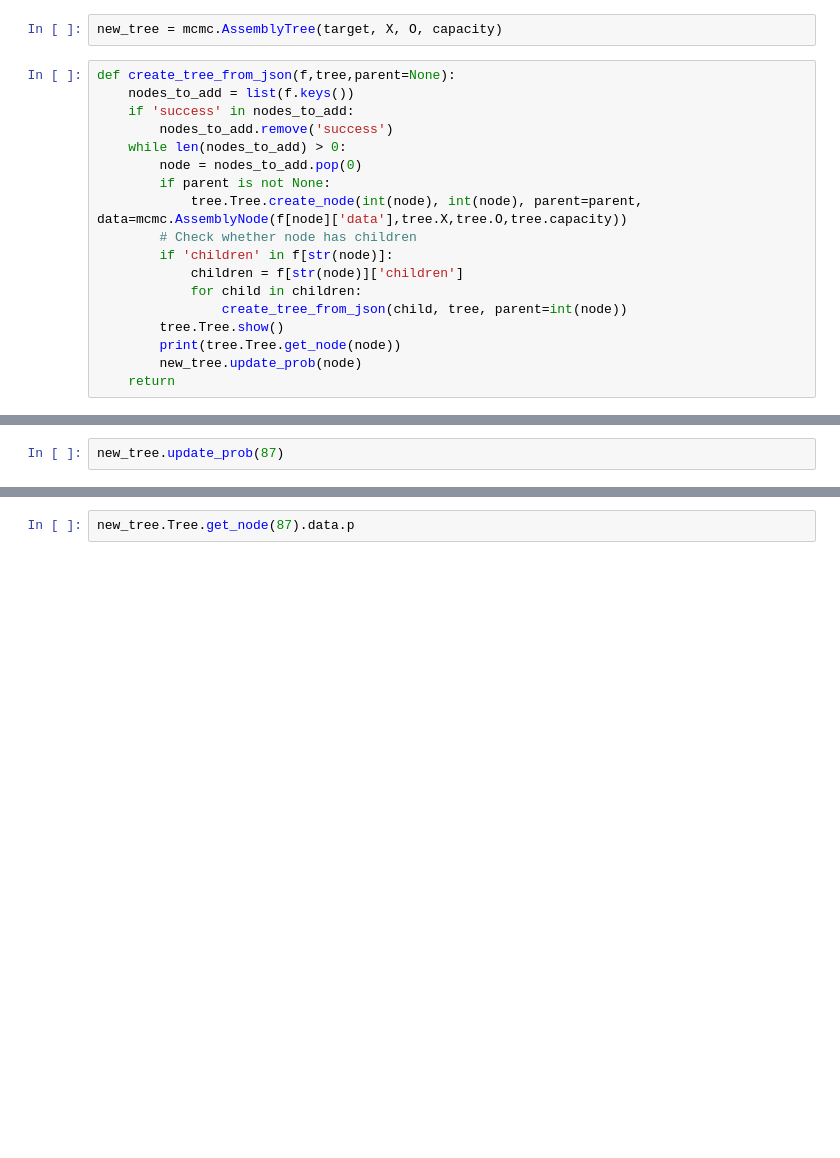
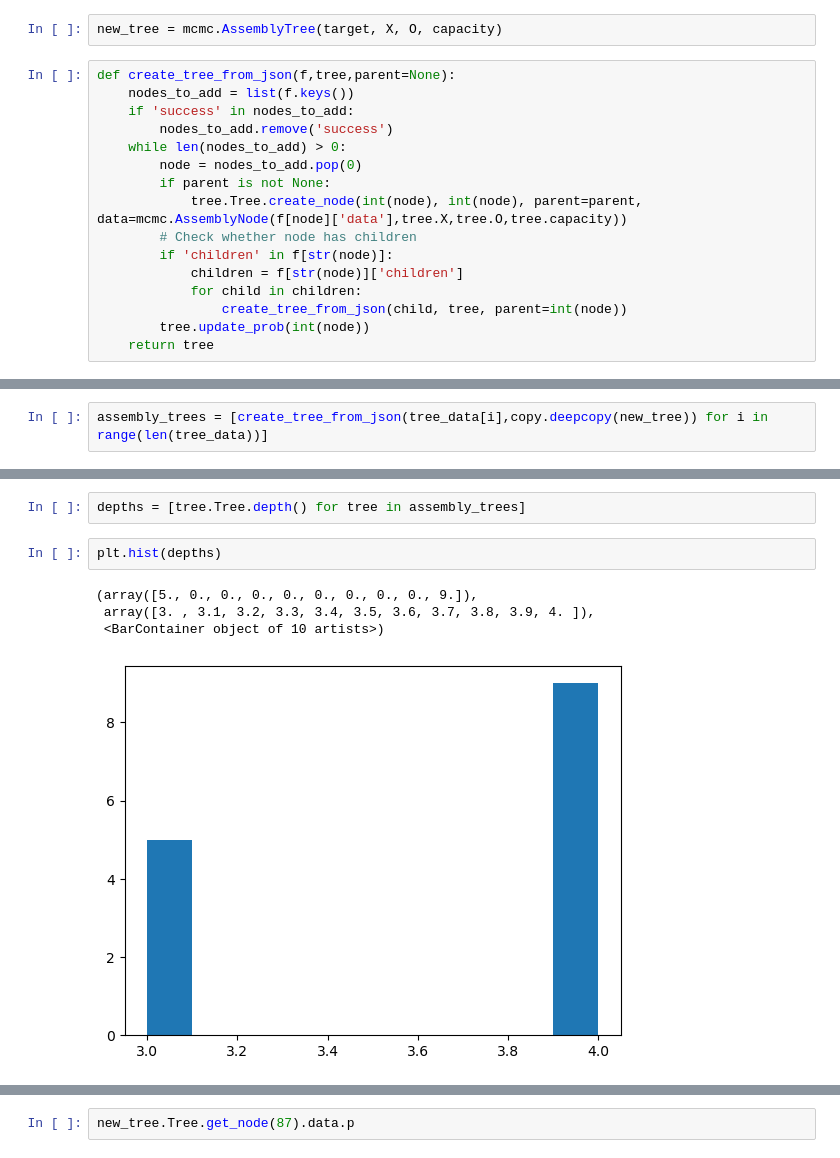
Before and after one commit to coryglover/NetDesign, a Jupyter notebook: scripts/read_json_trees.ipynb, the cells around one changed output, grey strips where cells are left out. Saved outputs shown, nothing was run; the diff lists cells and outputs as text; blank space fills up the shorter version.

```diff
--- a/scripts/read_json_trees.ipynb
+++ b/scripts/read_json_trees.ipynb
@@ -64,7 +48,5 @@ def create_tree_from_json(f,tree,parent=None):
             children = f[str(node)]['children']
             for child in children:
                 create_tree_from_json(child, tree, parent=int(node))
-        tree.Tree.show()
-        print(tree.Tree.get_node(node))
-        new_tree.update_prob(node)
-    return
+        tree.update_prob(int(node))
+    return tree
@@ -82,2 +53,2 @@ new_tree.Tree.get_node(87).data
-# %%
-new_tree.update_prob(87)
+# %%
+assembly_trees = [create_tree_from_json(tree_data[i],copy.deepcopy(new_tree)) for i in range(len(tree_data))]
@@ -83,0 +72,9 @@ new_tree.update_prob(87)
+# %%
+depths = [tree.Tree.depth() for tree in assembly_trees]
+# %%
+plt.hist(depths)
+# %% [output]
+(array([5., 0., 0., 0., 0., 0., 0., 0., 0., 9.]),
+ array([3. , 3.1, 3.2, 3.3, 3.4, 3.5, 3.6, 3.7, 3.8, 3.9, 4. ]),
+ <BarContainer object of 10 artists>)
+[figure, added]
```
Also changed, not shown: parts of 7 cells of this notebook, 2 other files.
